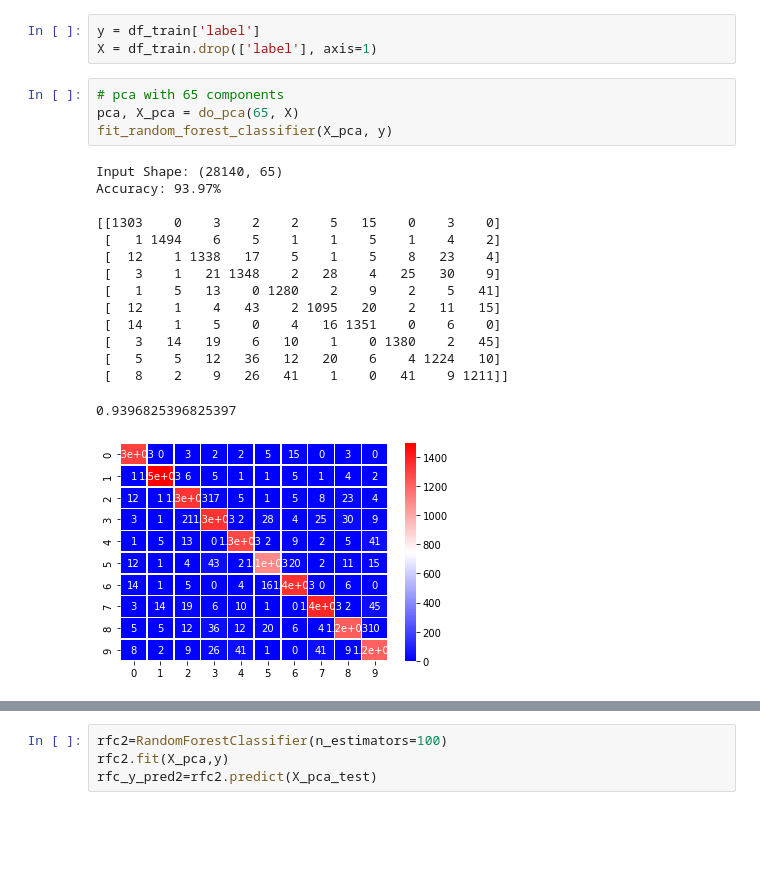
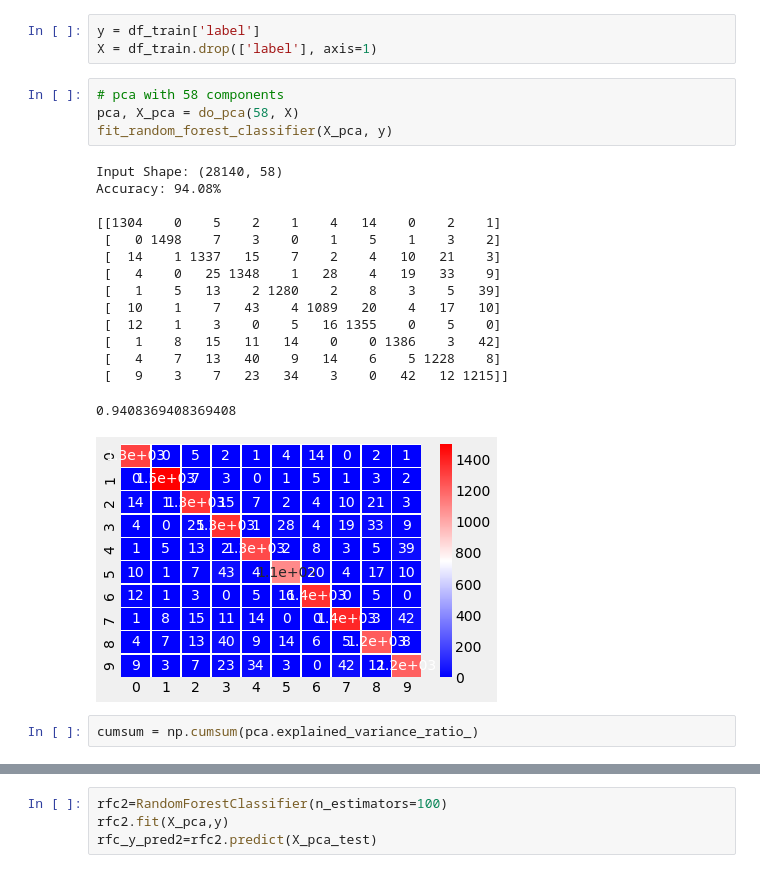
Before and after one commit to Rachhh53/Digit-Recognizer, a Jupyter notebook: DigitRecognizer.ipynb, the cells around one changed output, grey strips where cells are left out. Cells and saved outputs as stored; diff of their text form; blank space fills up the shorter version.

```diff
--- a/DigitRecognizer.ipynb
+++ b/DigitRecognizer.ipynb
@@ -415,22 +415,24 @@ Requirement 6 - Record the time it takes to fit the model and to evaluate the mo
 y = df_train['label']
 X = df_train.drop(['label'], axis=1)
 # %%
-# pca with 65 components
-pca, X_pca = do_pca(65, X)
+# pca with 58 components
+pca, X_pca = do_pca(58, X)
 fit_random_forest_classifier(X_pca, y)
 # %% [output]
-Input Shape: (28140, 65)
-Accuracy: 93.97%
+Input Shape: (28140, 58)
+Accuracy: 94.08%
 
-[[1303    0    3    2    2    5   15    0    3    0]
- [   1 1494    6    5    1    1    5    1    4    2]
- [  12    1 1338   17    5    1    5    8   23    4]
- [   3    1   21 1348    2   28    4   25   30    9]
- [   1    5   13    0 1280    2    9    2    5   41]
- [  12    1    4   43    2 1095   20    2   11   15]
- [  14    1    5    0    4   16 1351    0    6    0]
- [   3   14   19    6   10    1    0 1380    2   45]
- [   5    5   12   36   12   20    6    4 1224   10]
- [   8    2    9   26   41    1    0   41    9 1211]]
+[[1304    0    5    2    1    4   14    0    2    1]
+ [   0 1498    7    3    0    1    5    1    3    2]
+ [  14    1 1337   15    7    2    4   10   21    3]
+ [   4    0   25 1348    1   28    4   19   33    9]
+ [   1    5   13    2 1280    2    8    3    5   39]
+ [  10    1    7   43    4 1089   20    4   17   10]
+ [  12    1    3    0    5   16 1355    0    5    0]
+ [   1    8   15   11   14    0    0 1386    3   42]
+ [   4    7   13   40    9   14    6    5 1228    8]
+ [   9    3    7   23   34    3    0   42   12 1215]]
-0.9396825396825397
+0.9408369408369408
-[figure, old version]
+[figure, new version]
+# %%
+cumsum = np.cumsum(pca.explained_variance_ratio_)
```
Also changed, not shown: parts of 11 cells of this notebook.
